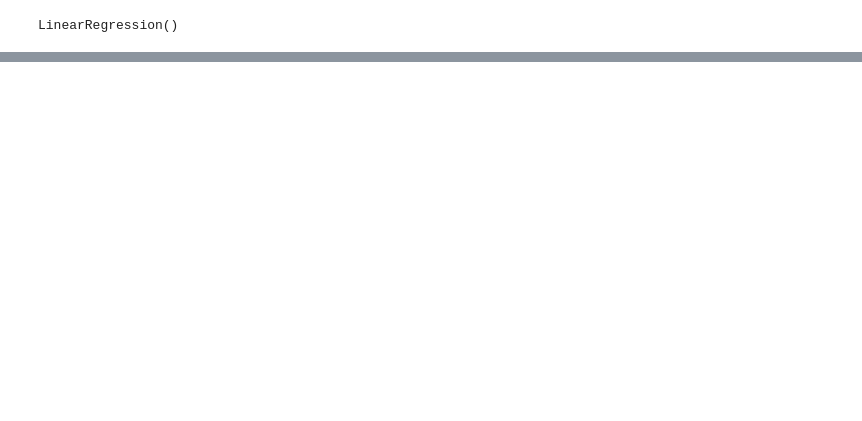
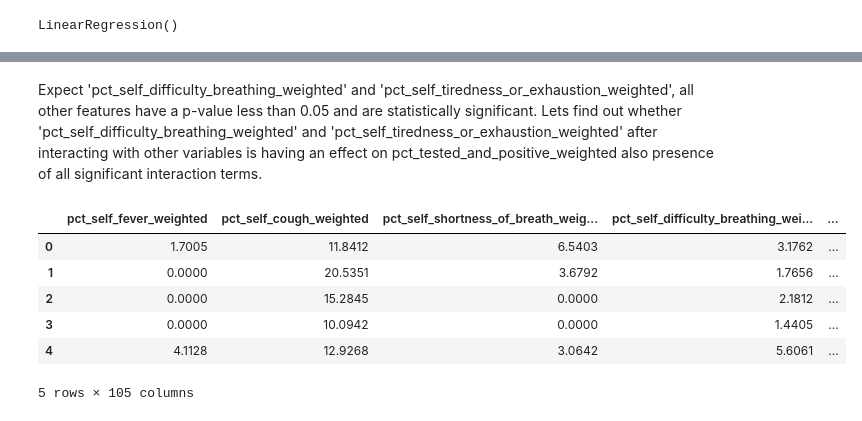
Before and after one commit to AksChougule/covid-symptom-data-challenge, a Jupyter notebook: Policy_impact_analysis-policy positive cnt corr analysis.ipynb, the cells around one changed output, grey strips where cells are left out. Drawn from its saved outputs; the diff is of its cells as text; code cells hidden in the pictures; blank space fills up the shorter version.

```diff
--- a/Policy_impact_analysis-policy positive cnt corr analysis.ipynb
+++ b/Policy_impact_analysis-policy positive cnt corr analysis.ipynb
@@ -294,0 +315,2 @@ array([0.00572818, 0.00572818])
+# %% [markdown]
+Expect 'pct_self_difficulty_breathing_weighted' and 'pct_self_tiredness_or_exhaustion_weighted', all other features have a p-value less than 0.05 and are statistically significant. Lets find out whether 'pct_self_difficulty_breathing_weighted' and 'pct_self_tiredness_or_exhaustion_weighted' after interacting with other variables is having an effect on pct_tested_and_positive_weighted also presence of all significant interaction terms.
@@ -294,0 +445,10 @@ array([0.00572818, 0.00572818])
+# %%
+interaction_df.head()
+# %% [output]
+|  | pct_self_fever_weighted | pct_self_cough_weighted | pct_self_shortness_of_breath_weig... | pct_self_difficulty_breathing_wei... | ... |
+| 0 | 1.7005 | 11.8412 | 6.5403 | 3.1762 | ... |
+| 1 | 0.0000 | 20.5351 | 3.6792 | 1.7656 | ... |
+| 2 | 0.0000 | 15.2845 | 0.0000 | 2.1812 | ... |
+| 3 | 0.0000 | 10.0942 | 0.0000 | 1.4405 | ... |
+| 4 | 4.1128 | 12.9268 | 3.0642 | 5.6061 | ... |
+5 rows × 105 columns
```
Also changed, not shown: parts of 21 cells of this notebook.
